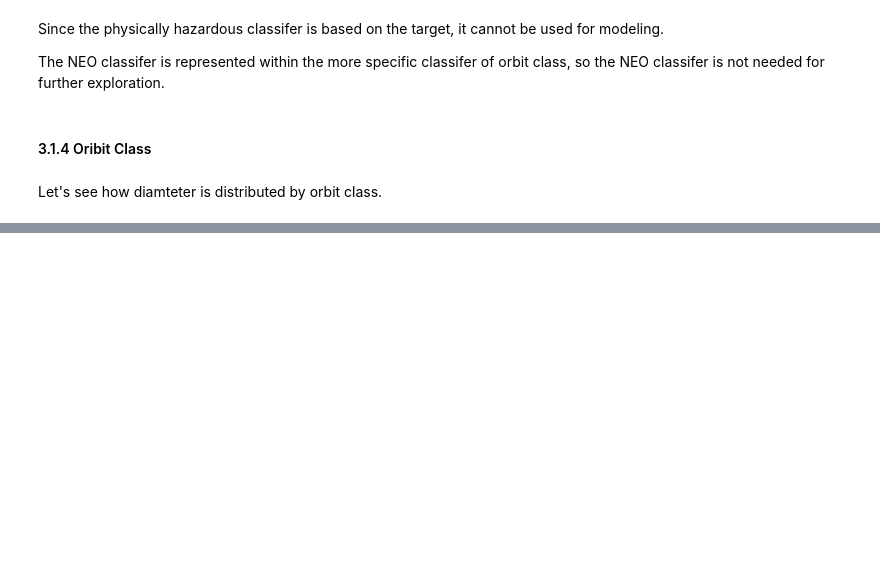
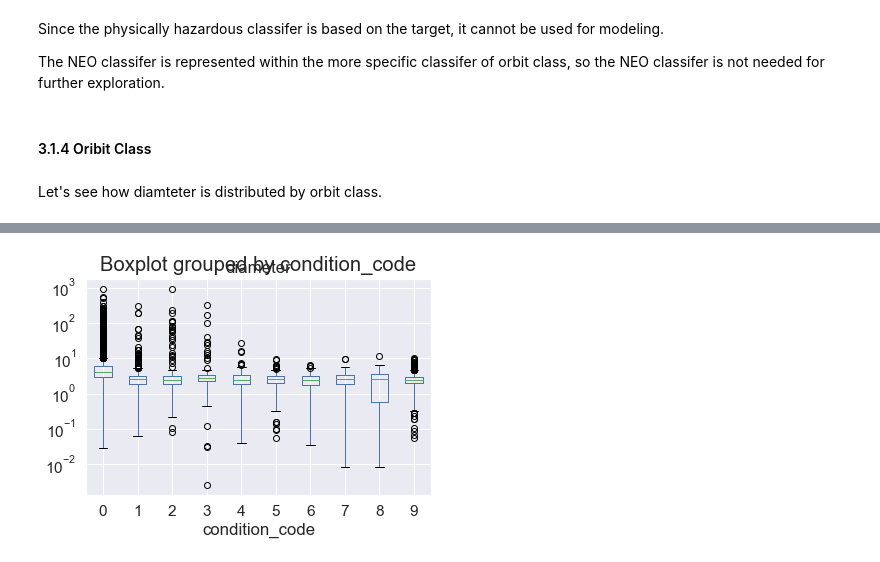
Before and after one commit to emilybocim/springboard, a Jupyter notebook: Capstone Two/Asteroids_EDA.ipynb, the cells around one changed output, grey strips where cells are left out. Cells and saved outputs as stored; diff of their text form; code cells hidden in the pictures; blank space fills up the shorter version.

```diff
--- a/Capstone Two/Asteroids_EDA.ipynb
+++ b/Capstone Two/Asteroids_EDA.ipynb
@@ -88,0 +160,7 @@ sns.pairplot(df)
+# %%
+df.boxplot(by='condition_code',column='diameter');
+
+#The log scale is added because initially could only see the upper quadrant.
+plt.yscale('log')
+# %% [output]
+[figure, added]
```
Also changed, not shown: parts of 57 cells of this notebook.
